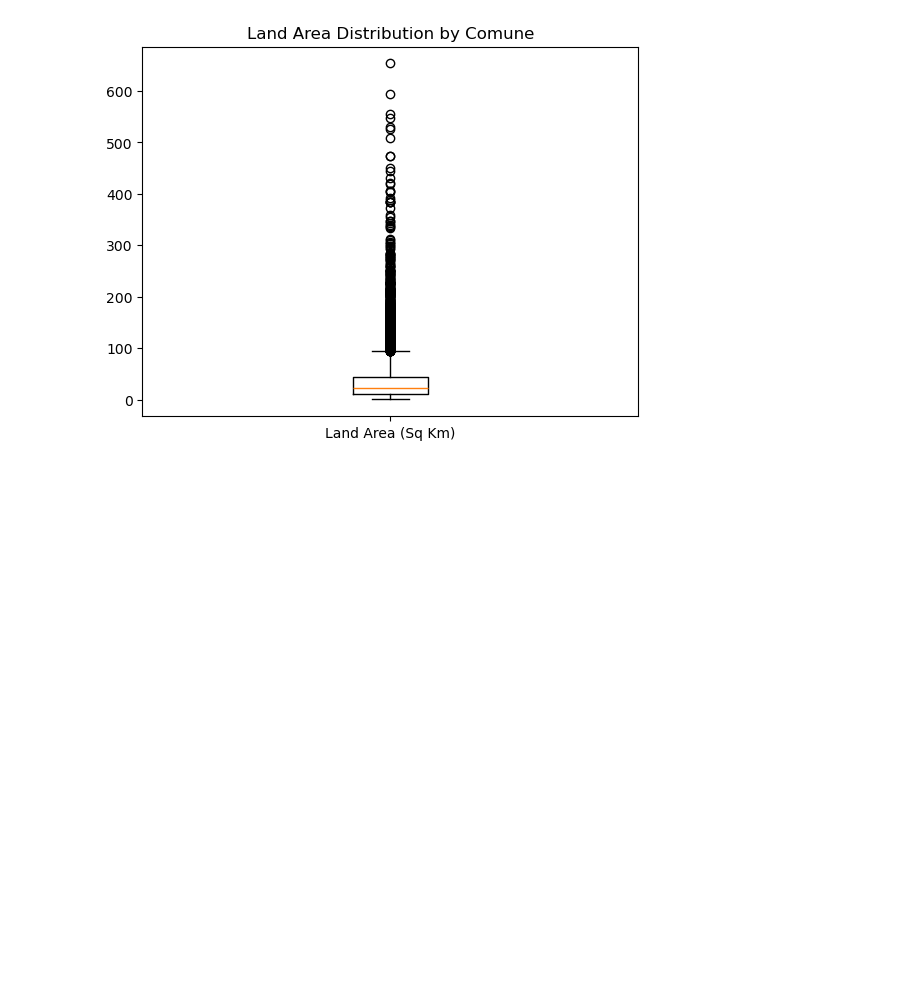
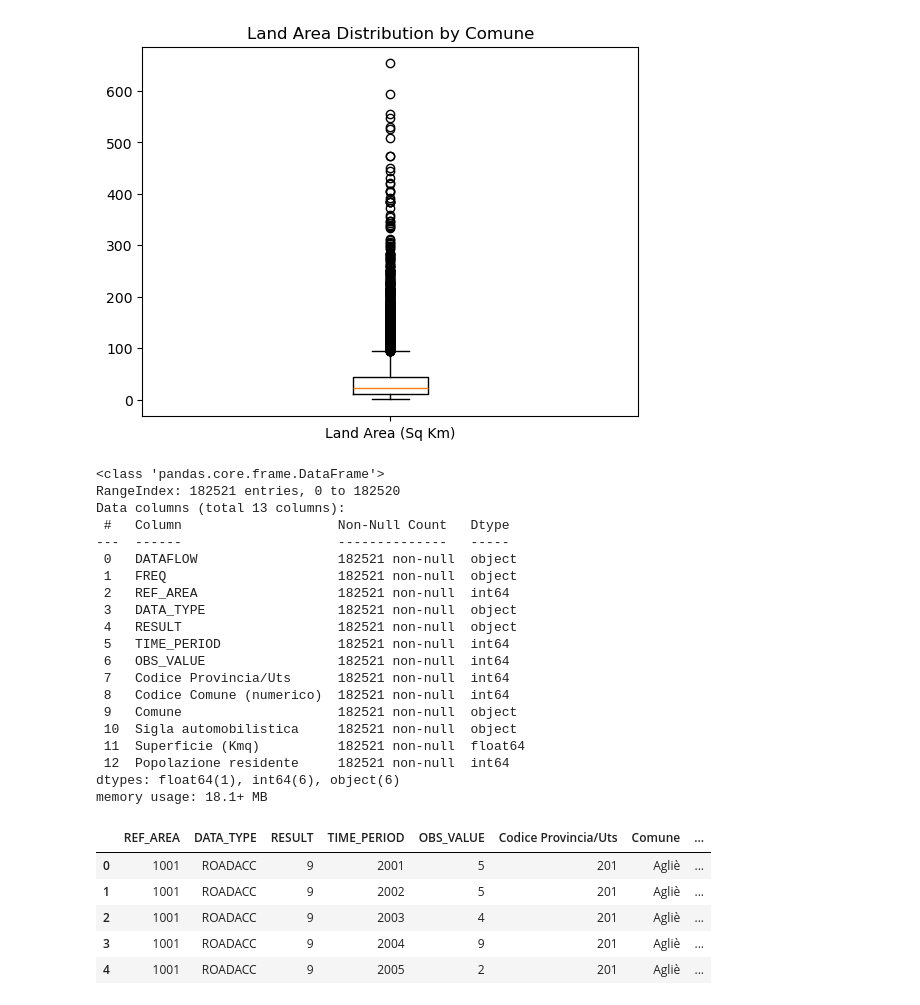
Before and after one commit to alberto-lorenzi/capstone_project, a Jupyter notebook: traffic_accident_analysis.ipynb, the cells around one changed output. Drawn from its saved outputs; the diff is of its cells as text; code cells hidden in the pictures; blank space fills up the shorter version.

Commit message:
Merged ISTAT and SITUAS

```diff
--- a/traffic_accident_analysis.ipynb
+++ b/traffic_accident_analysis.ipynb
@@ -157,3 +165,39 @@ max       653.674800
 Name: Superficie (Kmq), dtype: float64
 [figure]
 [figure]
+# %%
+df_merged = pd.merge(df_roadacc, df_situas_clean, left_on = "REF_AREA", right_on = "Codice Comune (numerico)",
+                     how = "inner")
+
+df_merged.info()
+
+df_merged = df_merged.drop(columns=["DATAFLOW", "FREQ", "Codice Comune (numerico)"])
+
+df_merged.head()
+# %% [output]
+<class 'pandas.core.frame.DataFrame'>
+RangeIndex: 182521 entries, 0 to 182520
+Data columns (total 13 columns):
+ #   Column                    Non-Null Count   Dtype
+---  ------                    --------------   -----
+ 0   DATAFLOW                  182521 non-null  object
+ 1   FREQ                      182521 non-null  object
+ 2   REF_AREA                  182521 non-null  int64
+ 3   DATA_TYPE                 182521 non-null  object
+ 4   RESULT                    182521 non-null  object
+ 5   TIME_PERIOD               182521 non-null  int64
+ 6   OBS_VALUE                 182521 non-null  int64
+ 7   Codice Provincia/Uts      182521 non-null  int64
+ 8   Codice Comune (numerico)  182521 non-null  int64
+ 9   Comune                    182521 non-null  object
+ 10  Sigla automobilistica     182521 non-null  object
+ 11  Superficie (Kmq)          182521 non-null  float64
+ 12  Popolazione residente     182521 non-null  int64
+dtypes: float64(1), int64(6), object(6)
+memory usage: 18.1+ MB
+|  | REF_AREA | DATA_TYPE | RESULT | TIME_PERIOD | OBS_VALUE | Codice Provincia/Uts | Comune | ... |
+| 0 | 1001 | ROADACC | 9 | 2001 | 5 | 201 | Agliè | ... |
+| 1 | 1001 | ROADACC | 9 | 2002 | 5 | 201 | Agliè | ... |
+| 2 | 1001 | ROADACC | 9 | 2003 | 4 | 201 | Agliè | ... |
+| 3 | 1001 | ROADACC | 9 | 2004 | 9 | 201 | Agliè | ... |
+| 4 | 1001 | ROADACC | 9 | 2005 | 2 | 201 | Agliè | ... |
```
Also changed, not shown: parts of 5 cells of this notebook.
